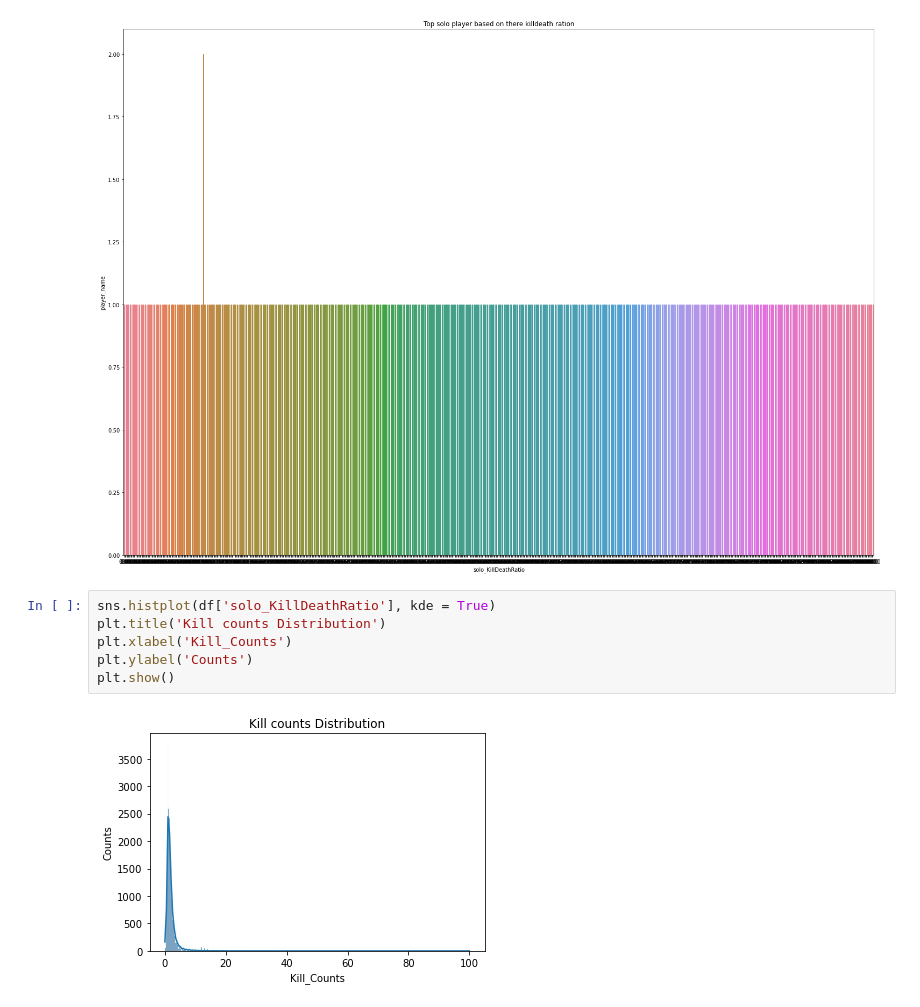
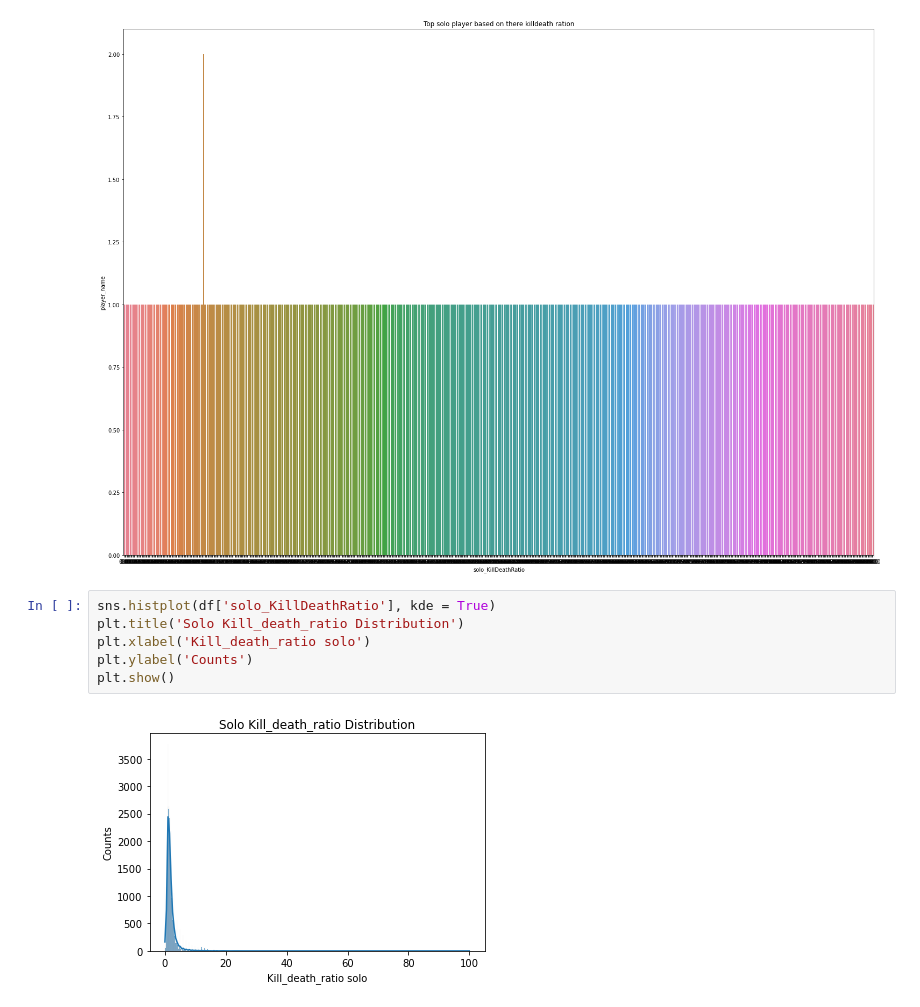
Before and after one commit to emojiworld777/pubg-hacker-detection-and-exploratory-data-analysis, a Jupyter notebook: pubg.ipynb, the cells around one changed output. Cells and saved outputs as stored; diff of their text form.

```diff
--- a/pubg.ipynb
+++ b/pubg.ipynb
@@ -107,9 +107,9 @@ Text(0.5, 1.0, 'Top solo player based on there killdeath ration')
 [figure]
 # %%
 sns.histplot(df['solo_KillDeathRatio'], kde = True)
-plt.title('Kill counts Distribution')
-plt.xlabel('Kill_Counts')
+plt.title('Solo Kill_death_ratio Distribution')
+plt.xlabel('Kill_death_ratio solo')
 plt.ylabel('Counts')
 plt.show()
 # %% [output]
-[figure, old version]
+[figure, new version]
```
Also changed, not shown: parts of 4 cells of this notebook.
